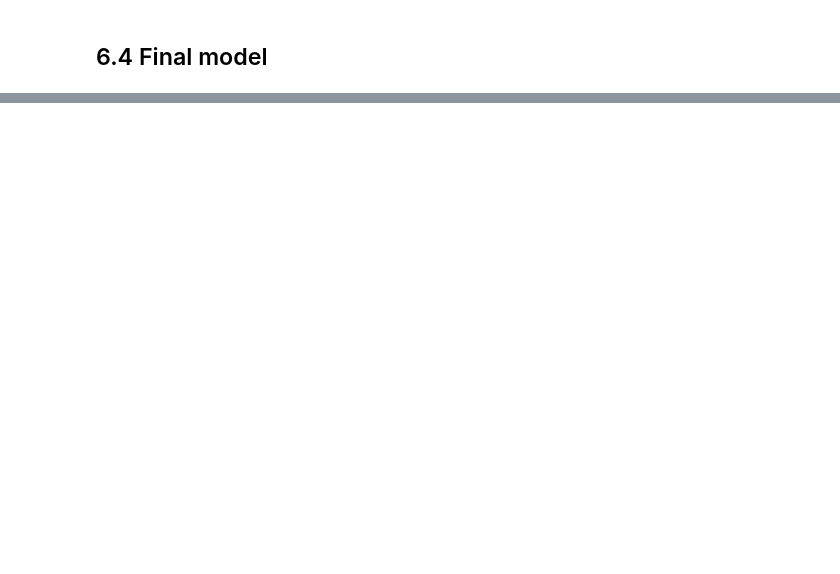
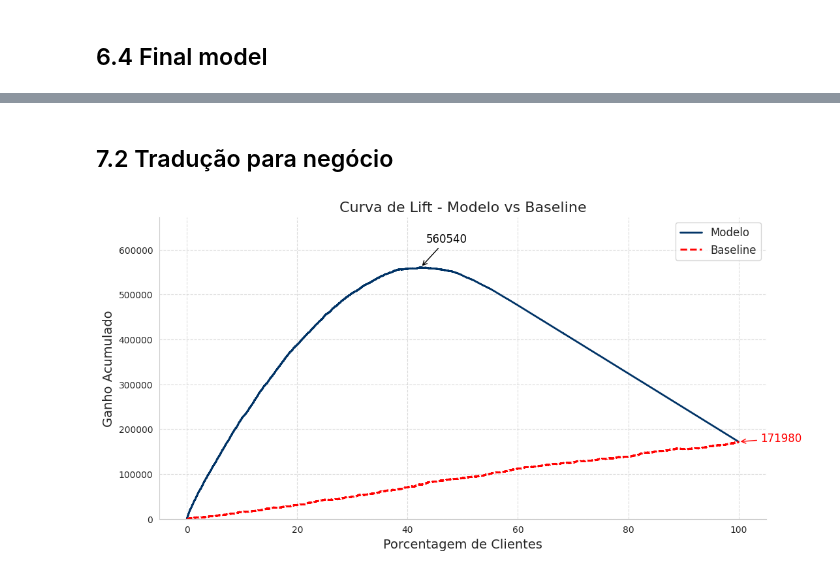
Before and after one commit to RafaelLuckner/Propensao_Compra, a Jupyter notebook: notebooks/propensao_projeto.ipynb, the cells around one changed output, grey strips where cells are left out. Drawn from its saved outputs; the diff is of its cells as text; code cells hidden in the pictures; blank space fills up the shorter version.

```diff
--- a/notebooks/propensao_projeto.ipynb
+++ b/notebooks/propensao_projeto.ipynb
@@ -1114,0 +1143,63 @@ Precision Top K with cross-val: 0.4537
+# %% [markdown]
+## 7.2 Tradução para negócio
+# %%
+
+sns.set_style("whitegrid")
+
+df_lift = pd.DataFrame({
+    'proba': yproba_rf[:,1],
+    'real' : y_test
+})
+df_lift = df_lift.sort_values('proba', ascending=False)
+
+ganho = {1: 90,
+        0: -10}
+df_lift['ganho'] = df_lift['real'].map(ganho)
+df_lift['ganho_acumulado'] = df_lift['ganho'].cumsum()
+df_lift['porcentagem_de_clientes'] = np.arange(1, len(df_lift) + 1) / len(df_lift) * 100
+
+df_lift_baseline = pd.DataFrame({'baseline': [1] * len(y_test), 'real': y_test})
+df_lift_baseline['ganho'] = df_lift_baseline['real'].map(ganho)
+df_lift_baseline['ganho_acumulado'] = df_lift_baseline['ganho'].cumsum()
+df_lift_baseline['porcentagem_de_clientes'] = np.arange(1, len(df_lift_baseline) + 1) / len(df_lift_baseline) * 100
+
+plt.figure(figsize=(12,6))
+
+sns.lineplot(x='porcentagem_de_clientes', y='ganho_acumulado', data=df_lift, label='Modelo', linewidth=2)
+sns.lineplot(x='porcentagem_de_clientes', y='ganho_acumulado', data=df_lift_baseline, label='Baseline', color='red', linestyle='--', linewidth=2)
+
+# Pegando os pontos de maior ganho
+df_lift_max = df_lift.loc[df_lift['ganho_acumulado'].idxmax()]
+df_lift_baseline_max = df_lift_baseline.iloc[-1]
+
+# Ajuste do eixo Y considerando o menor valor do baseline
+y_min = min(df_lift_baseline['ganho_acumulado'].min(), 0)
+plt.ylim(y_min * 1.2, df_lift['ganho_acumulado'].max() * 1.2)
+
+# Anotação do maior lucro do modelo
+plt.annotate(f'{df_lift_max["ganho_acumulado"]:.0f}',
+             xy=(df_lift_max['porcentagem_de_clientes'], df_lift_max['ganho_acumulado']),
+             xytext=(df_lift_max['porcentagem_de_clientes'] + 1, df_lift_max['ganho_acumulado'] * 1.1),
+             arrowprops=dict(arrowstyle="->", color='black'),
+             fontsize=12, color='black')
+
+# Anotação do baseline no final da curva (100% dos clientes)
+plt.annotate(f'{df_lift_baseline_max["ganho_acumulado"]:.0f}',
+             xy=(df_lift_baseline_max['porcentagem_de_clientes'], df_lift_baseline_max['ganho_acumulado']),
+             xytext=(df_lift_baseline_max['porcentagem_de_clientes'] + 4, df_lift_baseline_max['ganho_acumulado'] ),
+             arrowprops=dict(arrowstyle="->", color='red'),
+             fontsize=12, color='red')
+
+# Melhorias na formatação
+plt.xlabel('Porcentagem de Clientes', fontsize=14)
+plt.ylabel('Ganho Acumulado', fontsize=14)
+plt.title('Curva de Lift - Modelo vs Baseline', fontsize=16)
+plt.legend(fontsize=12)
+plt.grid(True, linestyle='--', alpha=0.7)
+
+# Ajustando os eixos
+ax = plt.gca()
+ax.spines['right'].set_visible(False)
+ax.spines['top'].set_visible(False)
+# %% [output]
+[figure, added]
```
Also changed, not shown: parts of 36 cells of this notebook, 2 other files.
